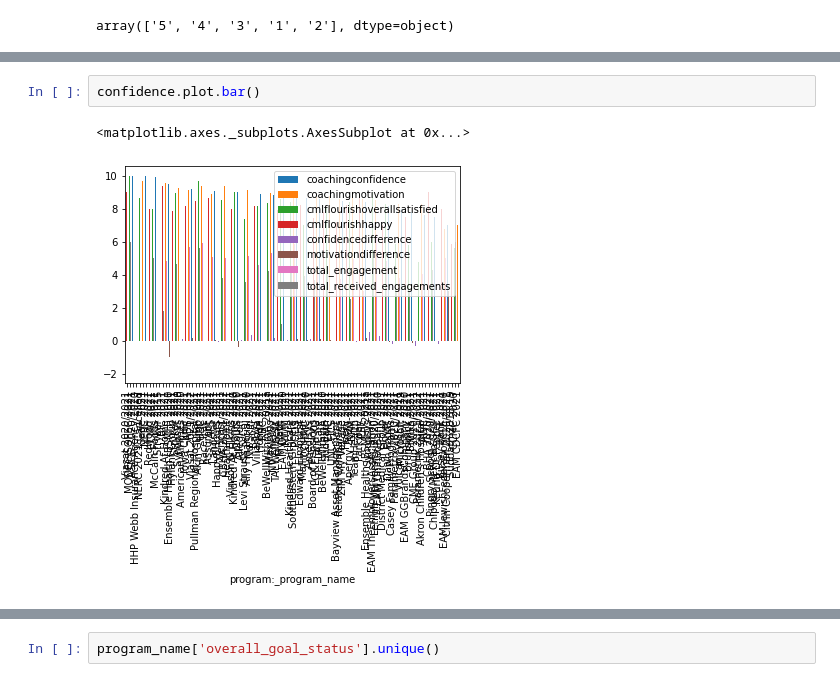
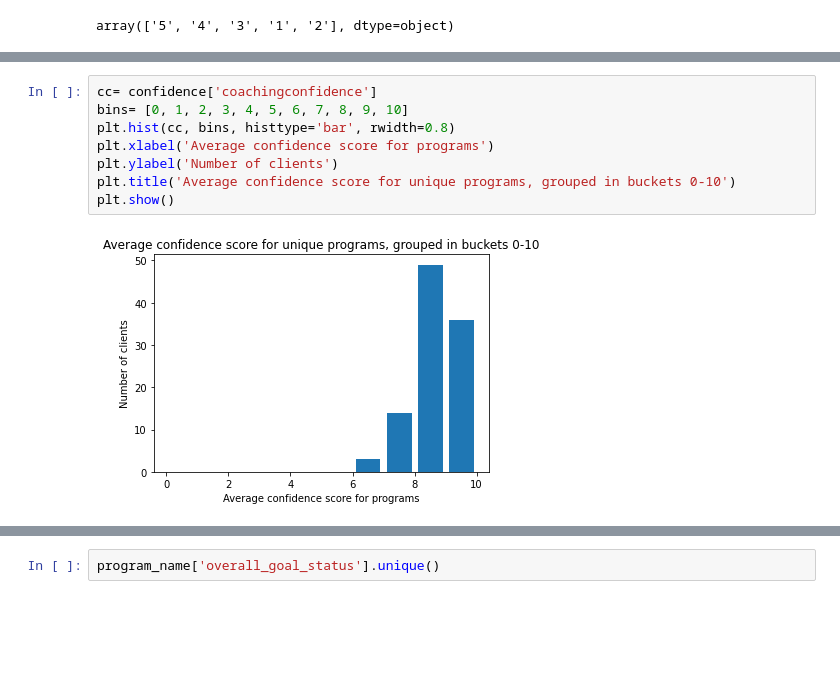
Before and after one commit to darneson1989/2021Coaching, a Jupyter notebook: Survey2021.ipynb, the cells around one changed output, grey strips where cells are left out. Saved outputs shown, nothing was run; the diff lists cells and outputs as text; blank space fills up the shorter version.

```diff
--- a/Survey2021.ipynb
+++ b/Survey2021.ipynb
@@ -1090,5 +979,10 @@ confidence.head(50)
-# %%
-confidence.plot.bar()
-# %% [output]
-<matplotlib.axes._subplots.AxesSubplot at 0x...>
-[figure, removed]
+# %%
+cc= confidence['coachingconfidence']
+bins= [0, 1, 2, 3, 4, 5, 6, 7, 8, 9, 10]
+plt.hist(cc, bins, histtype='bar', rwidth=0.8)
+plt.xlabel('Average confidence score for programs')
+plt.ylabel('Number of clients')
+plt.title('Average confidence score for unique programs, grouped in buckets 0-10')
+plt.show()
+# %% [output]
+[figure, added]
```
Also changed, not shown: parts of 39 cells of this notebook.
